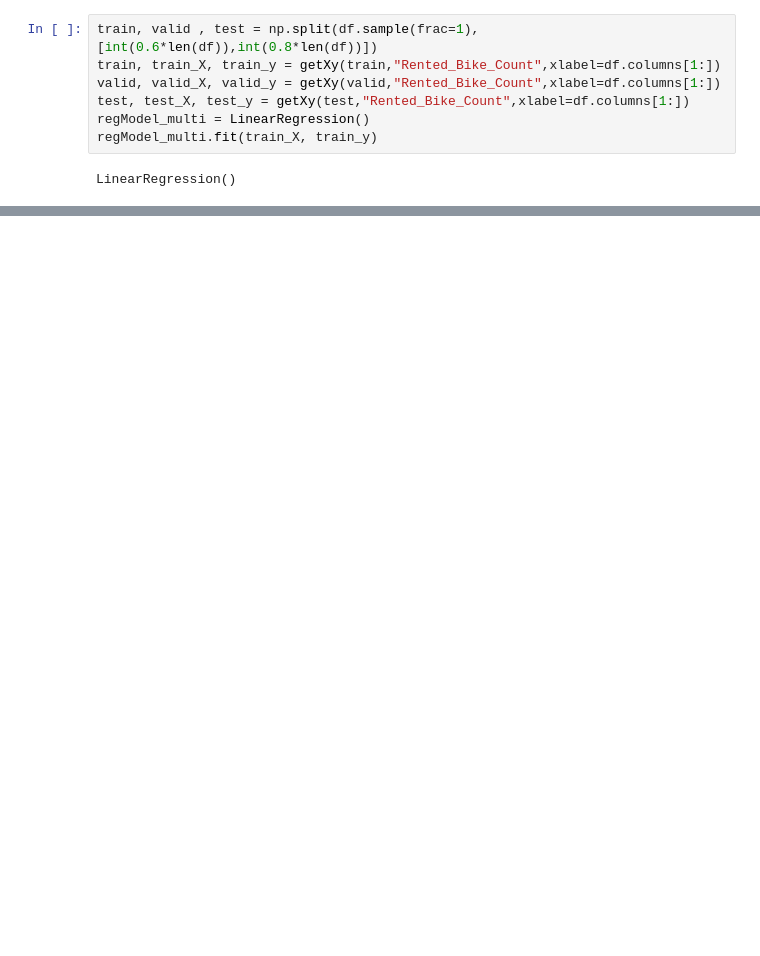
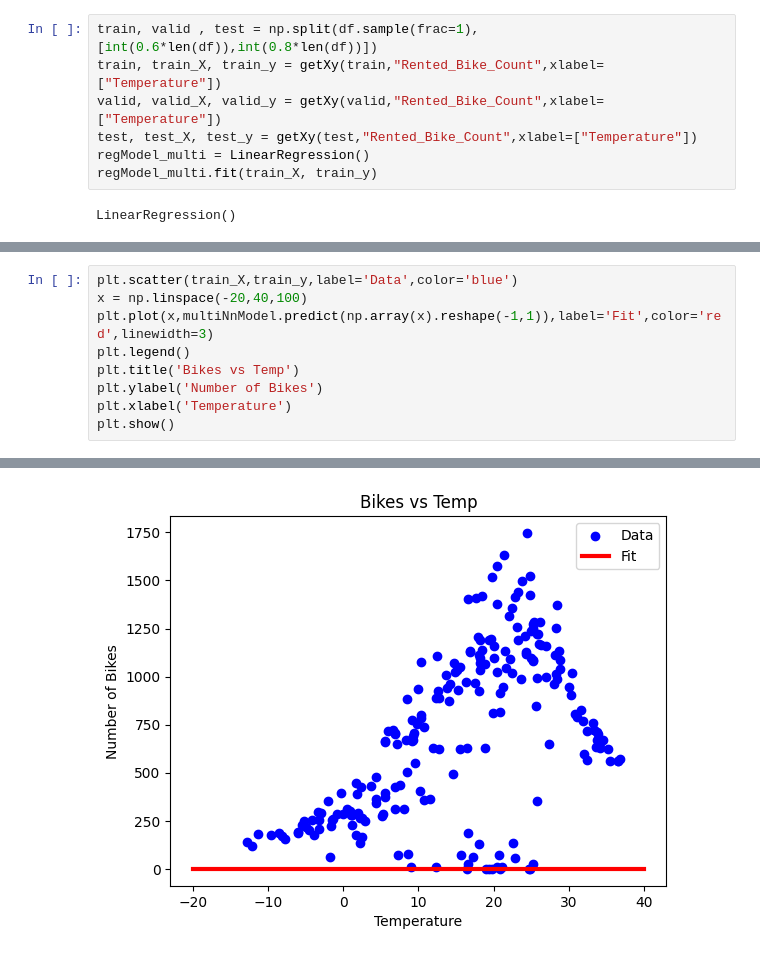
Before and after one commit to Dhurkesh-B/Machine-Learning, a Jupyter notebook: Lin-Regression.ipynb, the cells around one changed output, grey strips where cells are left out. Saved outputs shown, nothing was run; the diff lists cells and outputs as text; blank space fills up the shorter version.

```diff
--- a/Lin-Regression.ipynb
+++ b/Lin-Regression.ipynb
@@ -97,9 +98,9 @@ plt.show()
 # Multiple Regression
 # %%
 train, valid , test = np.split(df.sample(frac=1),[int(0.6*len(df)),int(0.8*len(df))])
-train, train_X, train_y = getXy(train,"Rented_Bike_Count",xlabel=df.columns[1:])
-valid, valid_X, valid_y = getXy(valid,"Rented_Bike_Count",xlabel=df.columns[1:])
-test, test_X, test_y = getXy(test,"Rented_Bike_Count",xlabel=df.columns[1:])
+train, train_X, train_y = getXy(train,"Rented_Bike_Count",xlabel=["Temperature"])
+valid, valid_X, valid_y = getXy(valid,"Rented_Bike_Count",xlabel=["Temperature"])
+test, test_X, test_y = getXy(test,"Rented_Bike_Count",xlabel=["Temperature"])
 regModel_multi = LinearRegression()
 regModel_multi.fit(train_X, train_y)
 # %% [output]
@@ -110,0 +215,10 @@ regModel_multi.score(test_X,test_y)
+# %%
+plt.scatter(train_X,train_y,label='Data',color='blue')
+x = np.linspace(-20,40,100)
+plt.plot(x,multiNnModel.predict(np.array(x).reshape(-1,1)),label='Fit',color='red',linewidth=3)
+plt.legend()
+plt.title('Bikes vs Temp')
+plt.ylabel('Number of Bikes')
+plt.xlabel('Temperature')
+plt.show()
+# %% [output]
@@ -110,0 +226 @@ regModel_multi.score(test_X,test_y)
+[figure, added]
```
Also changed, not shown: parts of 17 cells of this notebook.
